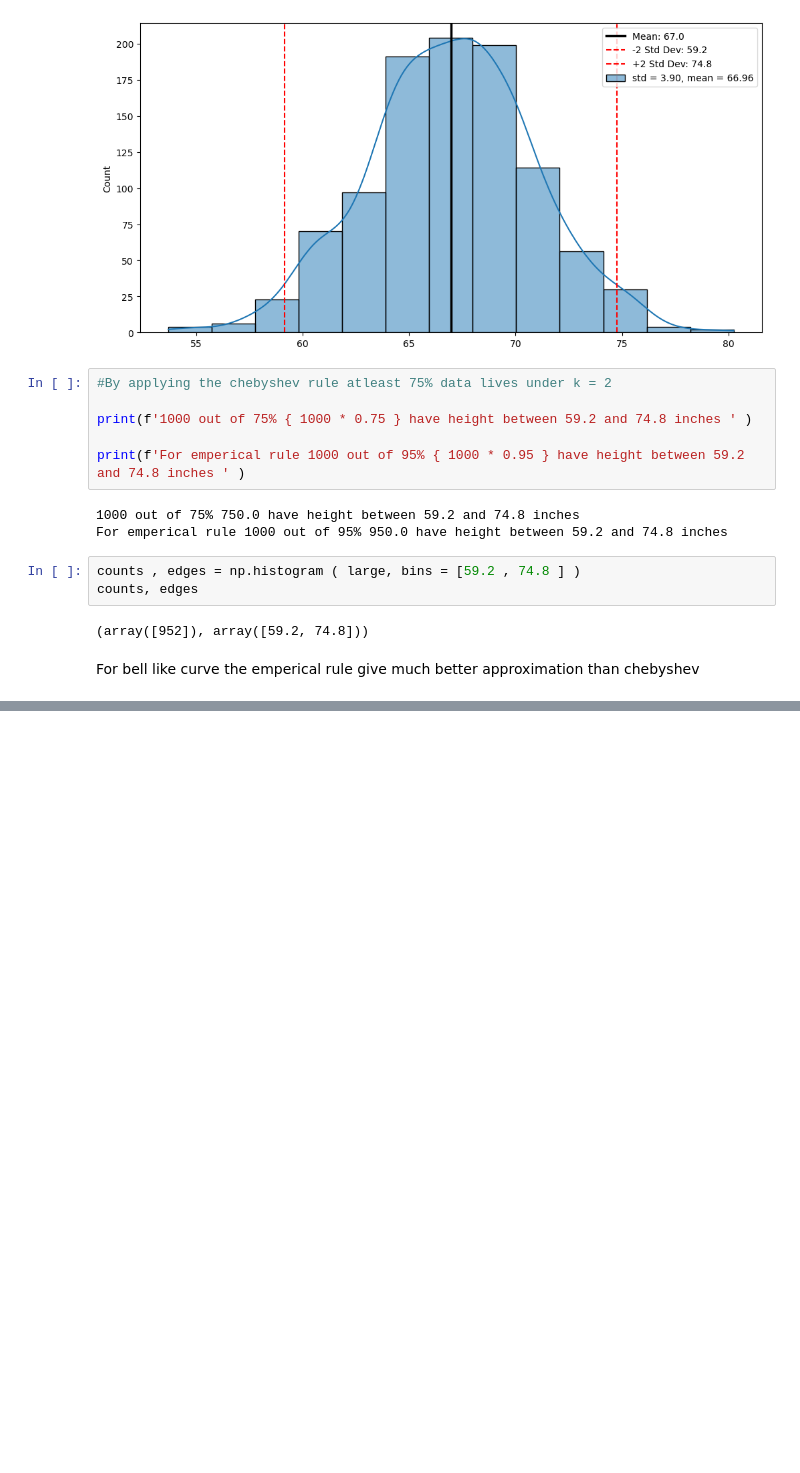
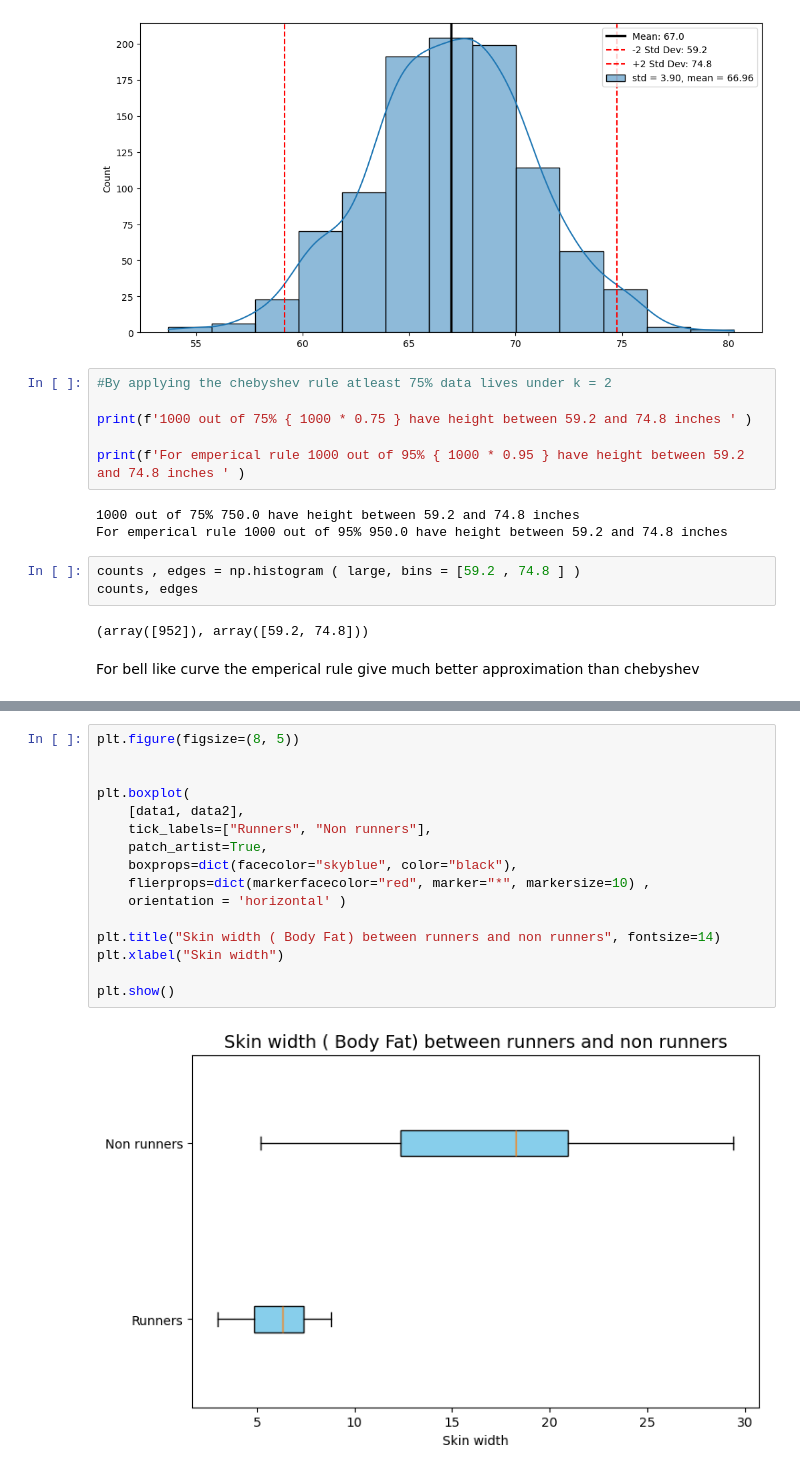
Before and after one commit to qamarr6092/math-with-python, a Jupyter notebook: Statistics/statistics.ipynb, the cells around one changed output, grey strips where cells are left out. Drawn from its saved outputs; the diff is of its cells as text; blank space fills up the shorter version.

```diff
--- a/Statistics/statistics.ipynb
+++ b/Statistics/statistics.ipynb
@@ -1432,0 +1759,18 @@ For bell like curve the emperical rule give much better approximation than cheby
+# %%
+plt.figure(figsize=(8, 5))
+
+
+plt.boxplot(
+    [data1, data2],
+    tick_labels=["Runners", "Non runners"],
+    patch_artist=True,
+    boxprops=dict(facecolor="skyblue", color="black"),
+    flierprops=dict(markerfacecolor="red", marker="*", markersize=10) ,
+    orientation = 'horizontal' )
+
+plt.title("Skin width ( Body Fat) between runners and non runners", fontsize=14)
+plt.xlabel("Skin width")
+
+plt.show()
+# %% [output]
+[figure, added]
```
Also changed, not shown: parts of 73 cells of this notebook.
